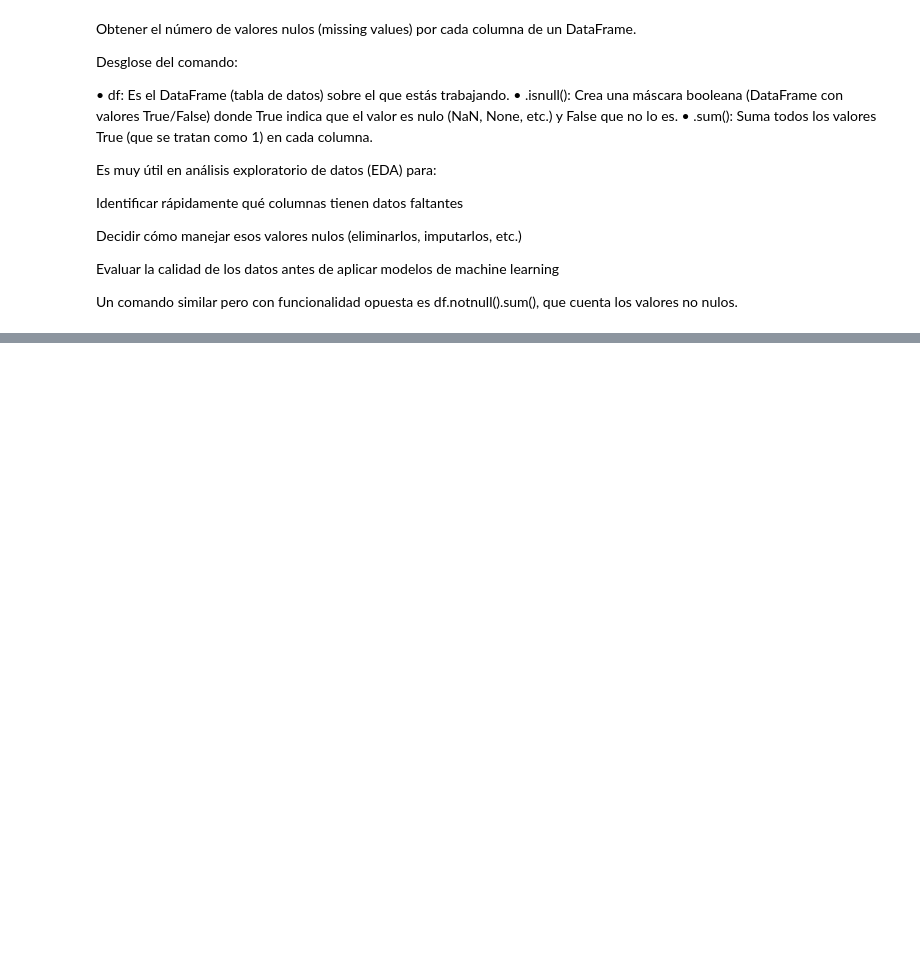
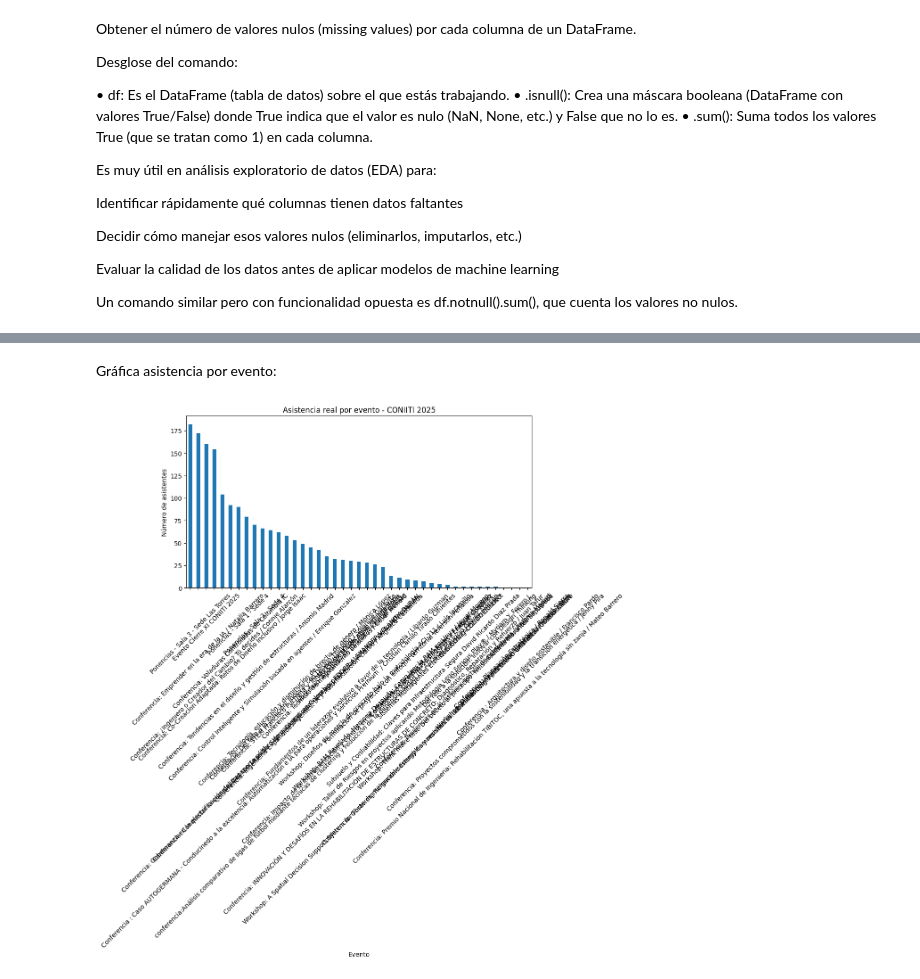
Before and after one commit to Jefesneipago/coniiti-analytics, a Jupyter notebook: notebooks/01_exploracion.ipynb, the cells around one changed output, grey strips where cells are left out. Drawn from its saved outputs; the diff is of its cells as text; code cells hidden in the pictures; blank space fills up the shorter version.

```diff
--- a/notebooks/01_exploracion.ipynb
+++ b/notebooks/01_exploracion.ipynb
@@ -193,0 +453,4 @@ df['nom_Evento'].unique()
+# %%
+asistencia_evento = df.groupby('nom_Evento')['qr_validado'].sum()
+
+print(asistencia_evento)
@@ -193,0 +475,15 @@ df['nom_Evento'].unique()
+# %% [markdown]
+Gráfica asistencia por evento:
+# %%
+asistencia_evento.sort_values(ascending=False).plot(
+    kind='bar',
+    figsize=(10,5)
+)
+
+plt.title("Asistencia real por evento - CONIITI 2025")
+plt.xlabel("Evento")
+plt.ylabel("Número de asistentes")
+plt.xticks(rotation=45)
+plt.show()
+# %% [output]
+[figure, added]
```
Also changed, not shown: parts of 32 cells of this notebook.
